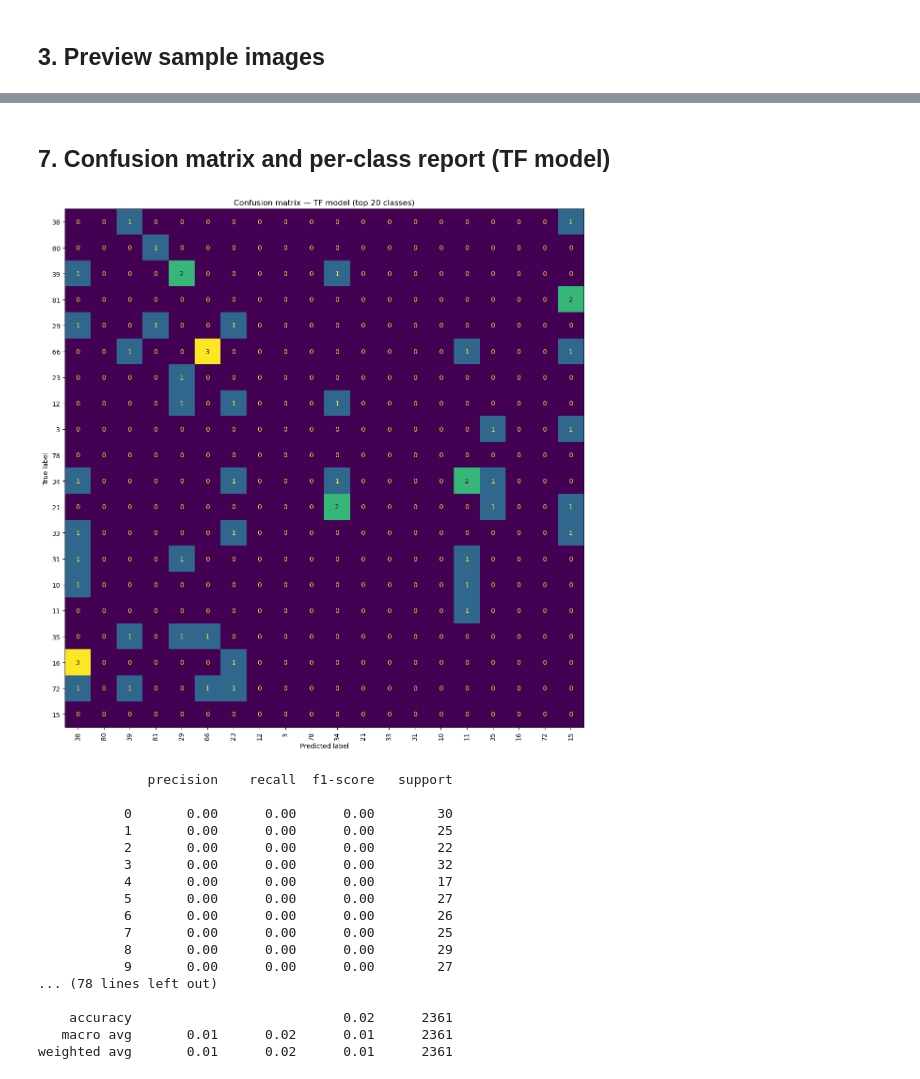
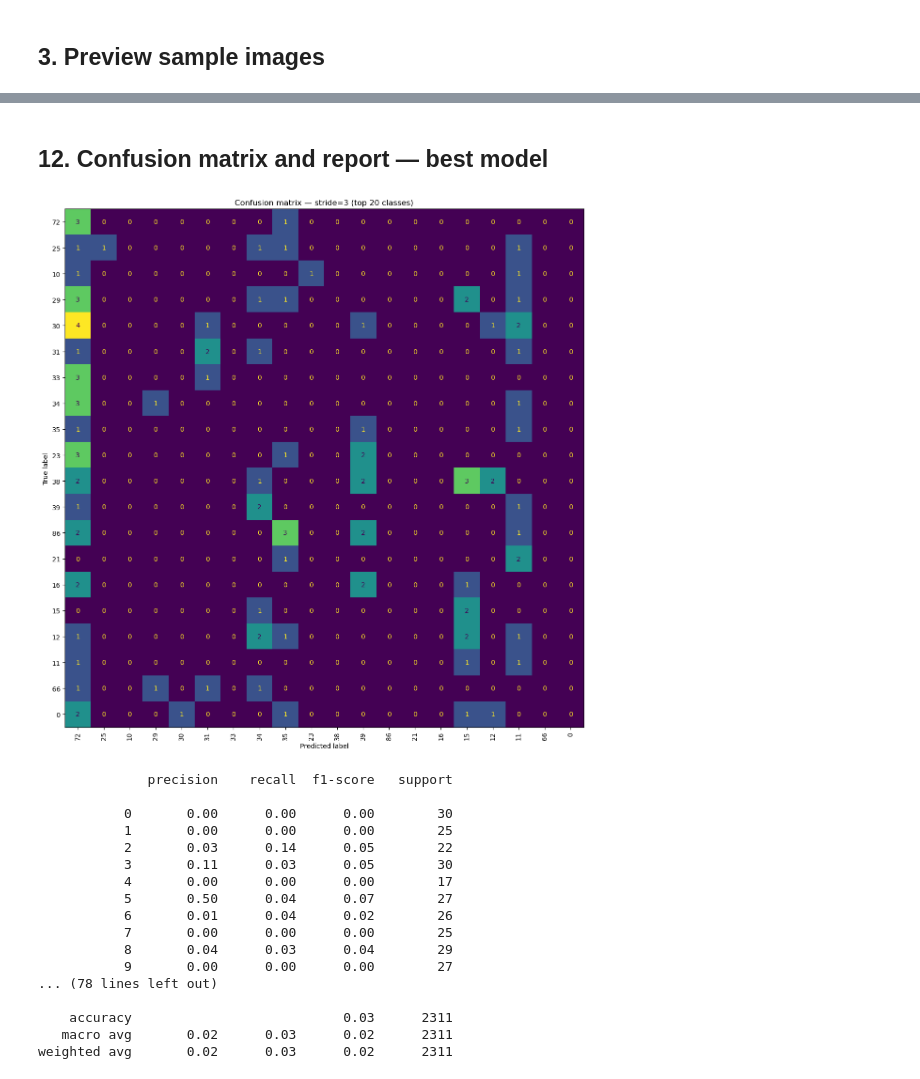
Before and after one commit to edwphysics/advanced_lab, a Jupyter notebook: topic6_NN_packs/nn_multiclass.ipynb, the cells around one changed output, grey strips where cells are left out. Saved outputs shown, nothing was run; the diff lists cells and outputs as text; code cells hidden in the pictures.

```diff
--- a/topic6_NN_packs/nn_multiclass.ipynb
+++ b/topic6_NN_packs/nn_multiclass.ipynb
@@ -204,0 +191,5 @@ sklearn handles softmax and cross-entropy internally.
+# %%
+for p in ['same', 'valid']:
+    tf.random.set_seed(42)
+    model = make_cnn(kernel_size=3, strides=1, padding=p, name=f'CNN_{p}')
+    results[f'padding={p}'] = train_and_eval(model, f'padding={p}')
@@ -205,15 +229,13 @@ sklearn handles softmax and cross-entropy internally.
 # %%
-mlp = MLPClassifier(
-    hidden_layer_sizes=(256, 128),
-    activation='relu',
-    solver='adam',
-    max_iter=30,
-    random_state=42,
-    verbose=True
+mlp_sk = MLPClassifier(
+    hidden_layer_sizes=(256, 128), activation='relu', solver='adam',
+    max_iter=40, random_state=42
 )
-mlp.fit(X_train_flat, y_train)
+mlp_sk.fit(X_train_flat, y_train)
+sk_acc = mlp_sk.score(X_test_flat, y_test)
 
-sk_train_acc = mlp.score(X_train_flat, y_train)
-sk_test_acc  = mlp.score(X_test_flat,  y_test)
-print(f'sklearn MLP — train: {sk_train_acc:.4f}  test: {sk_test_acc:.4f}')
+best_name = max(results, key=lambda n: results[n][2])
+print(f'sklearn MLP (flat):            test_acc = {sk_acc:.4f}')
+print(f'TF Flat MLP:                   test_acc = {results["Flat MLP"][2]:.4f}')
+print(f'Best CNN config ({best_name}): test_acc = {results[best_name][2]:.4f}')
 # %% [output]
@@ -258,45 +245,44 @@ sklearn MLP                   0.0254
 # %% [markdown]
-## 7. Confusion matrix and per-class report (TF model)
+## 12. Confusion matrix and report — best model
 # %%
-y_pred_tf = np.argmax(model_tf.predict(X_test_raw, verbose=0), axis=1)
+best_model = results[best_name][0]
+y_pred = np.argmax(best_model.predict(X_test_raw, verbose=0), axis=1)
 
-# Show only top-20 most populated classes to keep the plot readable
 top_classes = np.argsort(np.bincount(y_test))[-20:]
 mask = np.isin(y_test, top_classes)
 
 fig, ax = plt.subplots(figsize=(14, 12))
 ConfusionMatrixDisplay.from_predictions(
-    y_test[mask], y_pred_tf[mask],
-    labels=top_classes,                      # fuerza la matriz a estas 20 clases exactas
-    display_labels=le.classes_[top_classes],
+    y_test[mask], y_pred[mask], labels=top_classes,
+    display_labels=[str(c) for c in top_classes],
     xticks_rotation=90, ax=ax, colorbar=False
 )
-ax.set_title('Confusion matrix — TF model (top 20 classes)', fontsize=12)
+ax.set_title(f'Confusion matrix — {best_name} (top 20 classes)', fontsize=12)
 plt.tight_layout(); plt.show()
 
 print(classification_report(
-    y_test, y_pred_tf,
-    labels=le.transform(le.classes_),                    # todas las clases presentes
-    target_names=[str(c) for c in le.classes_],           # nombres como string
+    y_test, y_pred,
+    labels=np.unique(y_train),
+    target_names=[str(c) for c in np.unique(y_train)],
     zero_division=0
 ))
 # %% [output]
-[figure, old version]
+[figure, new version]
               precision    recall  f1-score   support
 
            0       0.00      0.00      0.00        30
            1       0.00      0.00      0.00        25
-           2       0.00      0.00      0.00        22
-           3       0.00      0.00      0.00        32
+           2       0.03      0.14      0.05        22
+           3       0.11      0.03      0.05        30
            4       0.00      0.00      0.00        17
-           5       0.00      0.00      0.00        27
-           6       0.00      0.00      0.00        26
+           5       0.50      0.04      0.07        27
+           6       0.01      0.04      0.02        26
            7       0.00      0.00      0.00        25
-           8       0.00      0.00      0.00        29
+           8       0.04      0.03      0.04        29
            9       0.00      0.00      0.00        27
 ... (78 lines left out)
 
-    accuracy                           0.02      2361
-   macro avg       0.01      0.02      0.01      2361
-weighted avg       0.01      0.02      0.01      2361
+    accuracy                           0.03      2311
+   macro avg       0.02      0.03      0.02      2311
+weighted avg       0.02      0.03      0.02      2311
 # %% [markdown]
```
Also changed, not shown: parts of 31 cells of this notebook.
